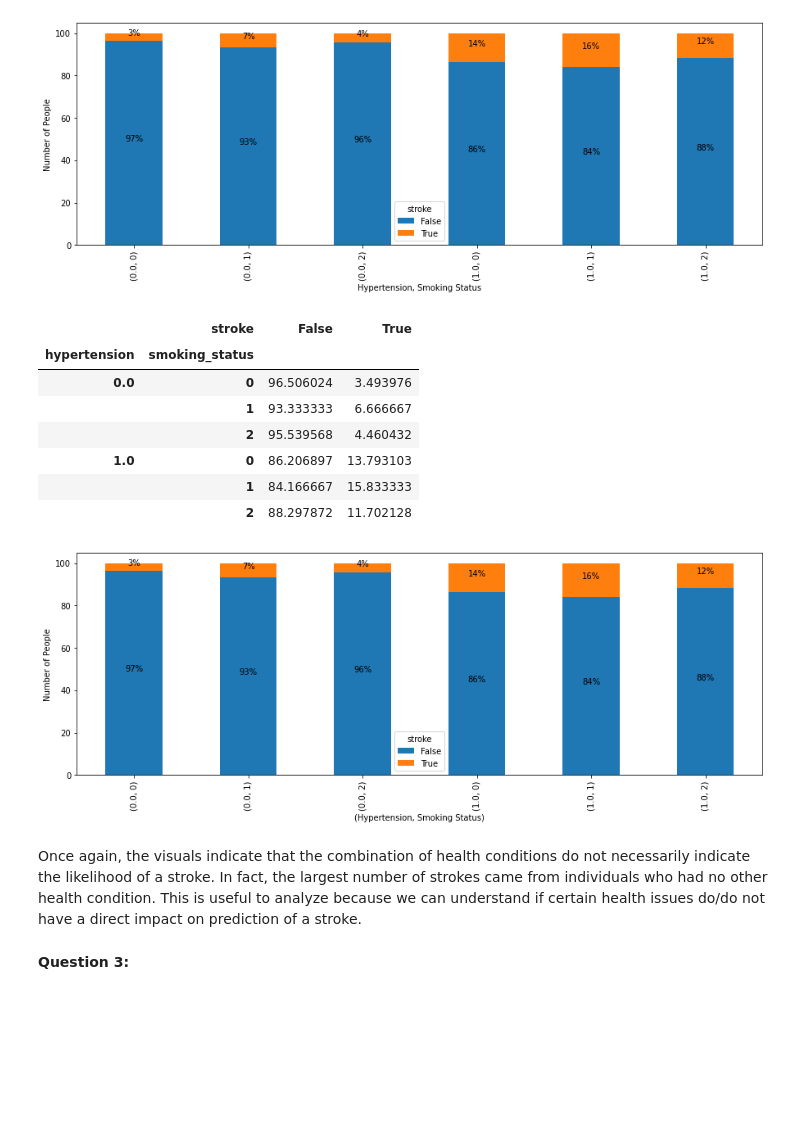
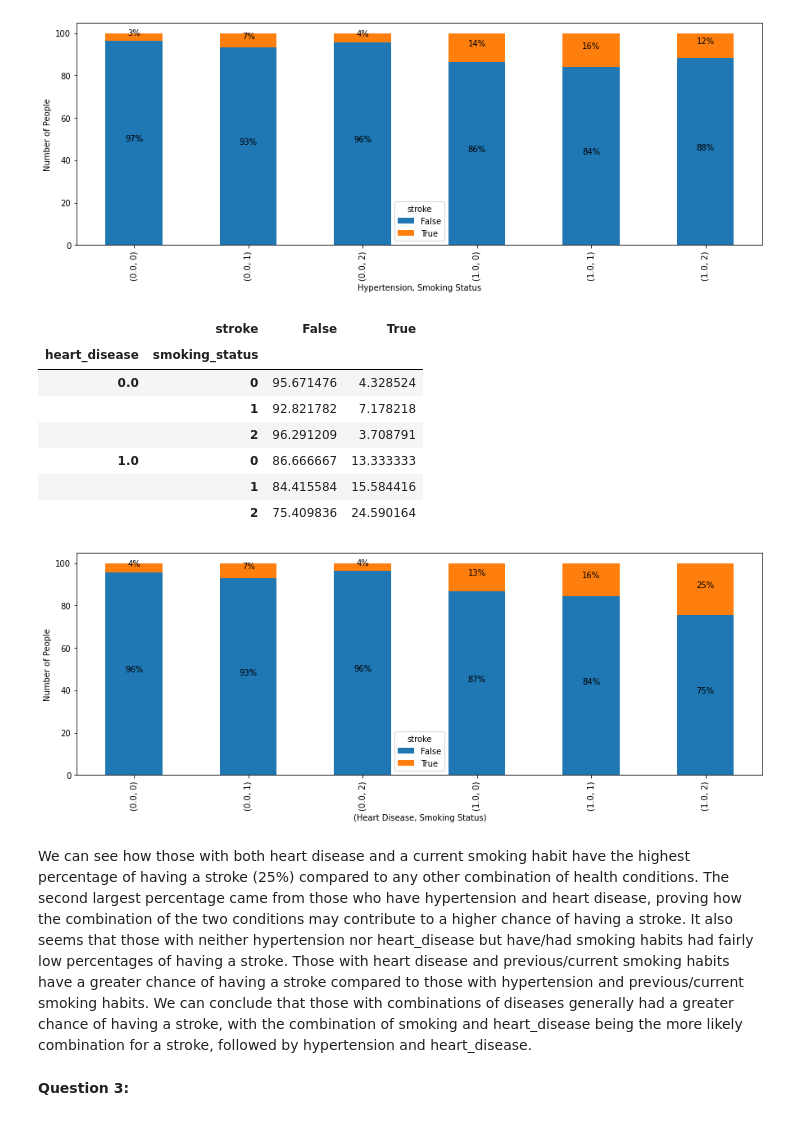
Before and after one commit to HaydenCenter/CS7324-Labs, a Jupyter notebook: Lab1/Lab One - Exploring Table Data - Fidelia.ipynb, the cells around one changed output. Drawn from its saved outputs; the diff is of its cells as text; code cells hidden in the pictures; blank space fills up the shorter version.

```diff
--- a/Lab1/Lab One - Exploring Table Data - Fidelia.ipynb
+++ b/Lab1/Lab One - Exploring Table Data - Fidelia.ipynb
@@ -329,34 +411,34 @@ plt.show()
 |  | 2 | 88.297872 | 11.702128 |
 [figure]
 # %%
-ax3= pd.crosstab([df_imputed['hypertension'], df_imputed['smoking_status']],df_imputed.stroke.astype(bool)).apply(lambda r: r/r.sum()*100, axis=1)
+ax3= pd.crosstab([df_imputed['heart_disease'], df_imputed['smoking_status']],df_imputed.stroke.astype(bool)).apply(lambda r: r/r.sum()*100, axis=1)
 ax_3 = ax3.plot.bar(figsize=(15,5),stacked=True)
 display(ax3)
 
 for rec in ax_3.patches:
     height = rec.get_height()
     ax_3.text(rec.get_x() + rec.get_width() / 2,
               rec.get_y() + height / 2,
               "{:.0f}%".format(height),
               ha='center',
               va='bottom')
 
 plt.ylabel('Number of People')
-plt.xlabel('(Hypertension, Smoking Status)')
+plt.xlabel('(Heart Disease, Smoking Status)')
 
 plt.show()
 # %% [output]
 |  | stroke | False | True |
-| hypertension | smoking_status |  |  |
-| 0.0 | 0 | 96.506024 | 3.493976 |
-|  | 1 | 93.333333 | 6.666667 |
-|  | 2 | 95.539568 | 4.460432 |
-| 1.0 | 0 | 86.206897 | 13.793103 |
-|  | 1 | 84.166667 | 15.833333 |
-|  | 2 | 88.297872 | 11.702128 |
+| heart_disease | smoking_status |  |  |
+| 0.0 | 0 | 95.671476 | 4.328524 |
+|  | 1 | 92.821782 | 7.178218 |
+|  | 2 | 96.291209 | 3.708791 |
+| 1.0 | 0 | 86.666667 | 13.333333 |
+|  | 1 | 84.415584 | 15.584416 |
+|  | 2 | 75.409836 | 24.590164 |
-[figure, old version]
+[figure, new version]
-# %% [markdown]
-Once again, the visuals indicate that the combination of health conditions do not necessarily indicate the likelihood of a stroke. In fact, the largest number of strokes came from individuals who had no other health condition. This is useful to analyze because we can understand if certain health issues do/do not have a direct impact on prediction of a stroke.
+# %% [markdown]
+We can see how those with both heart disease and a current smoking habit have the highest percentage of having a stroke (25%) compared to any other combination of health conditions. The second largest percentage came from those who have hypertension and heart disease, proving how the combination of the two conditions may contribute to a higher chance of having a stroke. It also seems that those with neither hypertension nor heart_disease but have/had smoking habits had fairly low percentages of having a stroke. Those with heart disease and previous/current smoking habits have a greater chance of having a stroke compared to those with hypertension and previous/current smoking habits. We can conclude that those with combinations of diseases generally had a greater chance of having a stroke, with the combination of smoking and heart_disease being the more likely combination for a stroke, followed by hypertension and heart_disease.
 # %% [markdown]
 **Question 3:**
 # %% [markdown]
```
Also changed, not shown: parts of 17 cells of this notebook.
